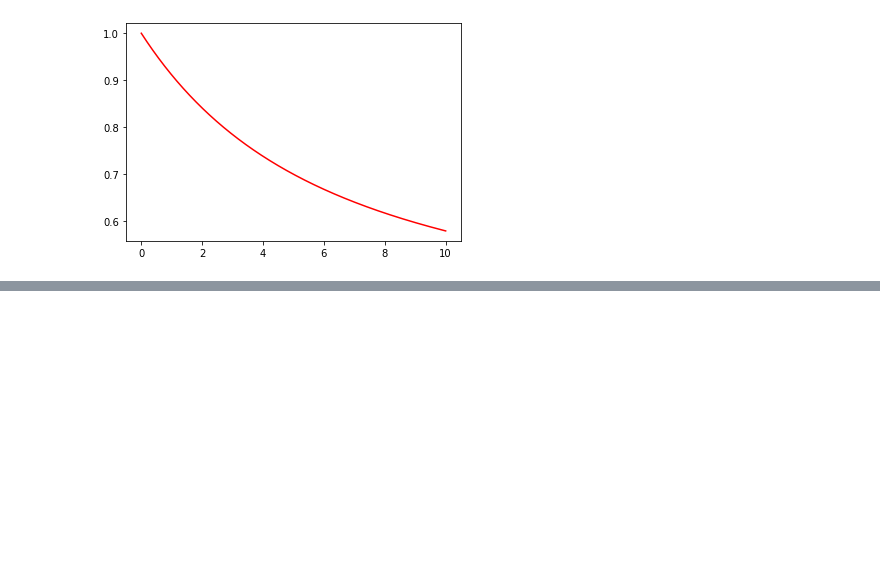
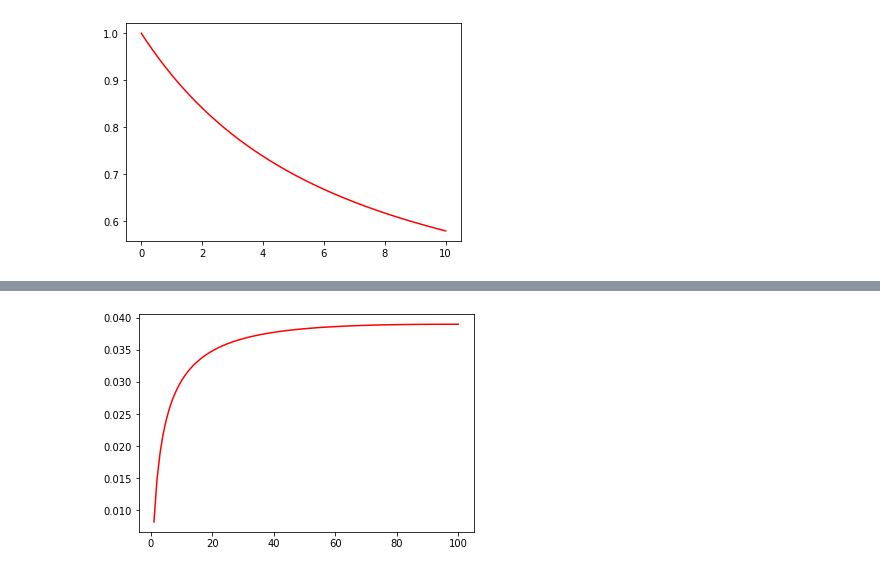
Before and after one commit to there-exist/thereexist_, a Jupyter notebook: 2019_11_29_Green's_function_without_matrix_(3)_final?.ipynb, the cells around one changed output, grey strips where cells are left out. Cells and saved outputs as stored; diff of their text form; code cells hidden in the pictures; blank space fills up the shorter version.

```diff
--- a/2019_11_29_Green's_function_without_matrix_(3)_final?.ipynb
+++ b/2019_11_29_Green's_function_without_matrix_(3)_final?.ipynb
@@ -222,0 +271,19 @@ plt.plot(Time,time_domain_G,'r-')
+# %%
+%%time
+
+g = lambda u: G(45, 50, 100, u, 0.1, 0.5)
+
+
+## G = Green_function(n, m, N, u, td, a)
+
+Time = mp.linspace(1,100,100)
+
+time_domain_G = []
+
+for i in Time:
+    result = mp.invertlaplace(g,i, method= 'stehfest')
+
+    time_domain_G.append(result)
+
+plt.plot(Time,time_domain_G,'r-')
+# %% [output]
@@ -222,0 +292 @@ plt.plot(Time,time_domain_G,'r-')
+[figure, added]
```
Also changed, not shown: parts of 6 cells of this notebook.
